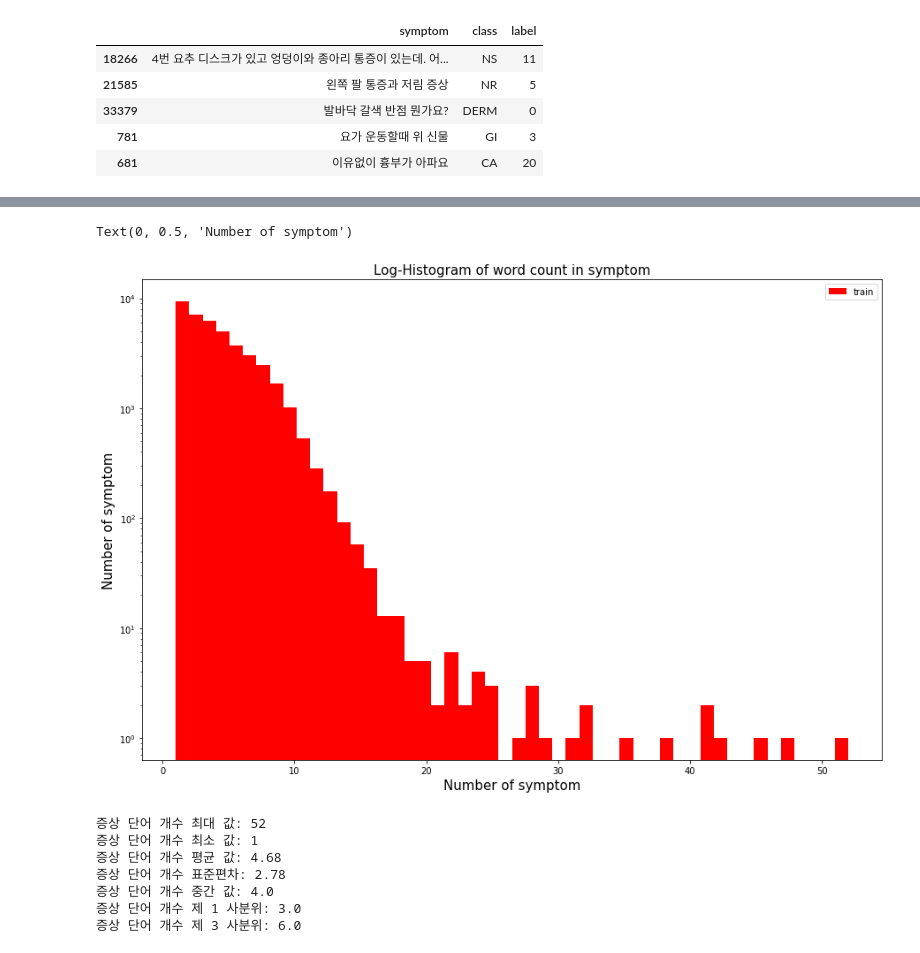
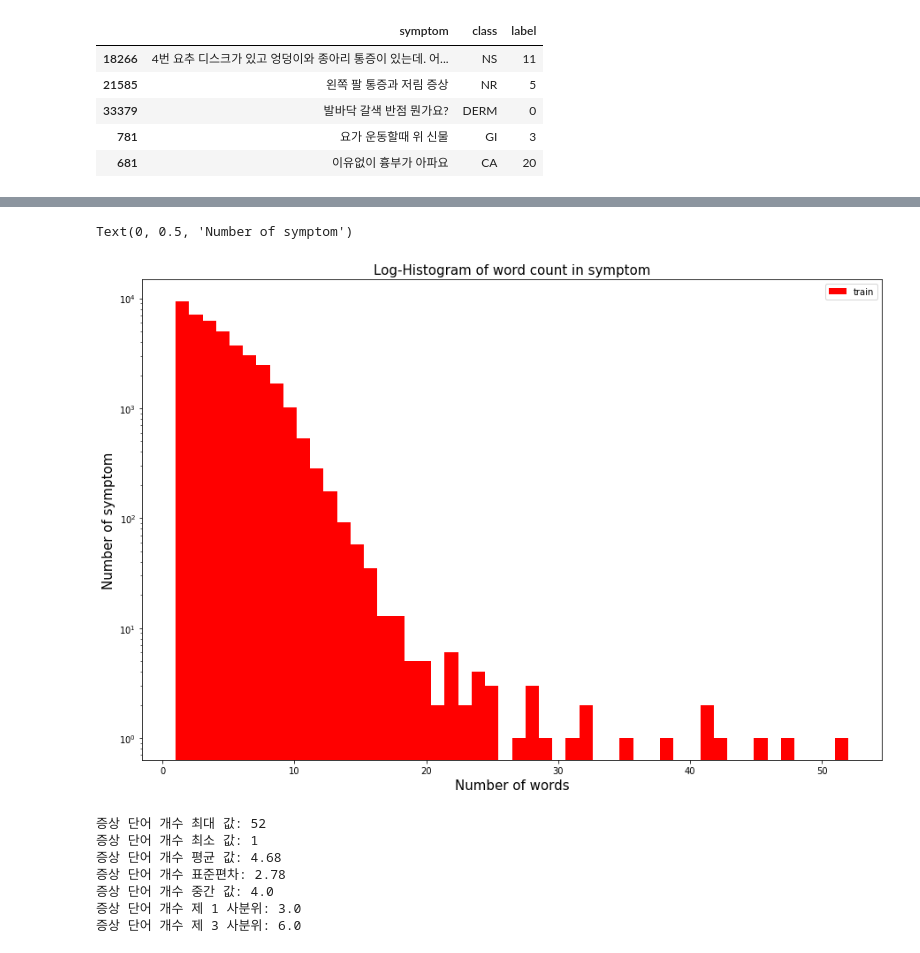
Before and after one commit to osamhack2020/Infra_Meditact_Meditact, a Jupyter notebook: models/BERT/BERT_finetune.ipynb, the cells around one changed output, grey strips where cells are left out. Cells and saved outputs as stored; diff of their text form; code cells hidden in the pictures.

Commit message:
edit: xlabel of word count in EDA, add: wordcloud for visualization

```diff
--- a/models/BERT/BERT_finetune.ipynb
+++ b/models/BERT/BERT_finetune.ipynb
@@ -228,14 +236,14 @@ train_word_counts = train_data['symptom'].astype(str).apply(lambda x:len(x.split
 # %%
 plt.figure(figsize=(15, 10))
 plt.hist(train_word_counts, bins=50, facecolor='r',label='train')
 plt.title('Log-Histogram of word count in symptom', fontsize=15)
 plt.yscale('log', nonposy='clip')
 plt.legend()
-plt.xlabel('Number of symptom', fontsize=15)
+plt.xlabel('Number of words', fontsize=15)
 plt.ylabel('Number of symptom', fontsize=15)
 # %% [output]
 Text(0, 0.5, 'Number of symptom')
-[figure, old version]
+[figure, new version]
 # %%
 print('증상 단어 개수 최대 값: {}'.format(np.max(train_word_counts)))
 print('증상 단어 개수 최소 값: {}'.format(np.min(train_word_counts)))
```
Also changed, not shown: parts of 2 cells of this notebook.
